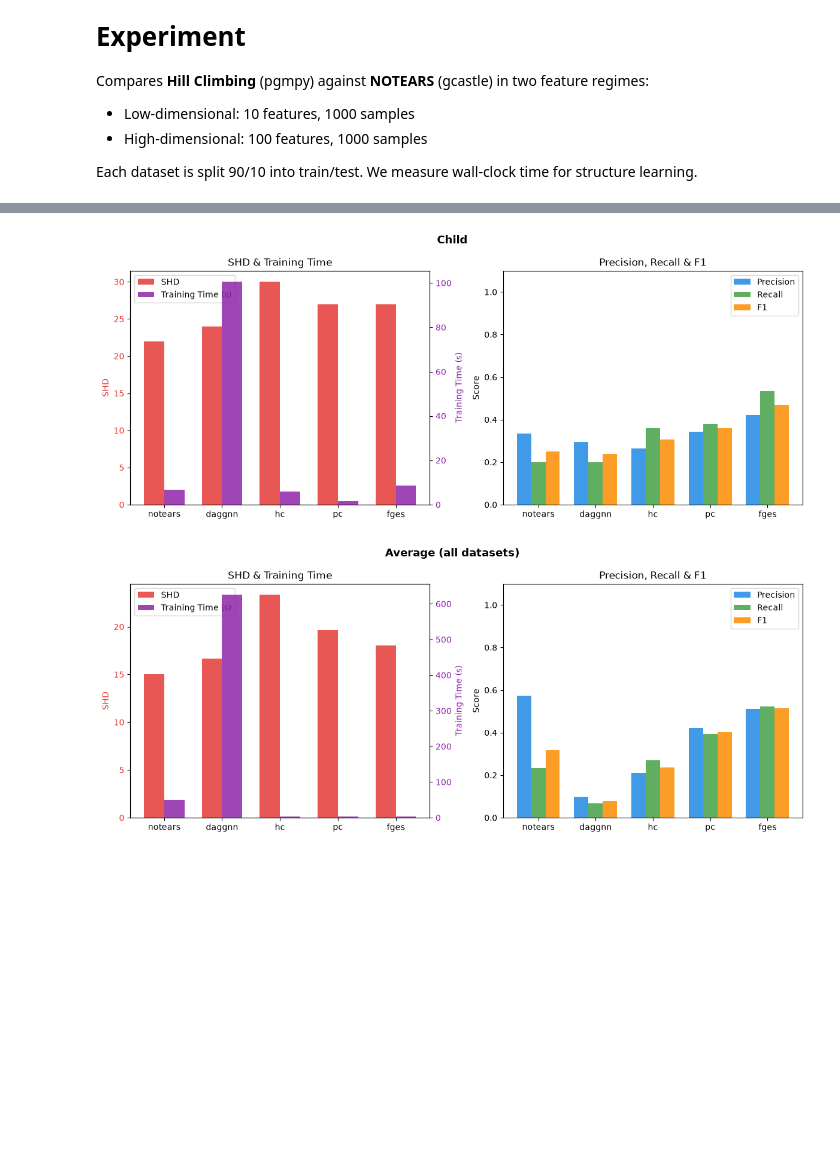
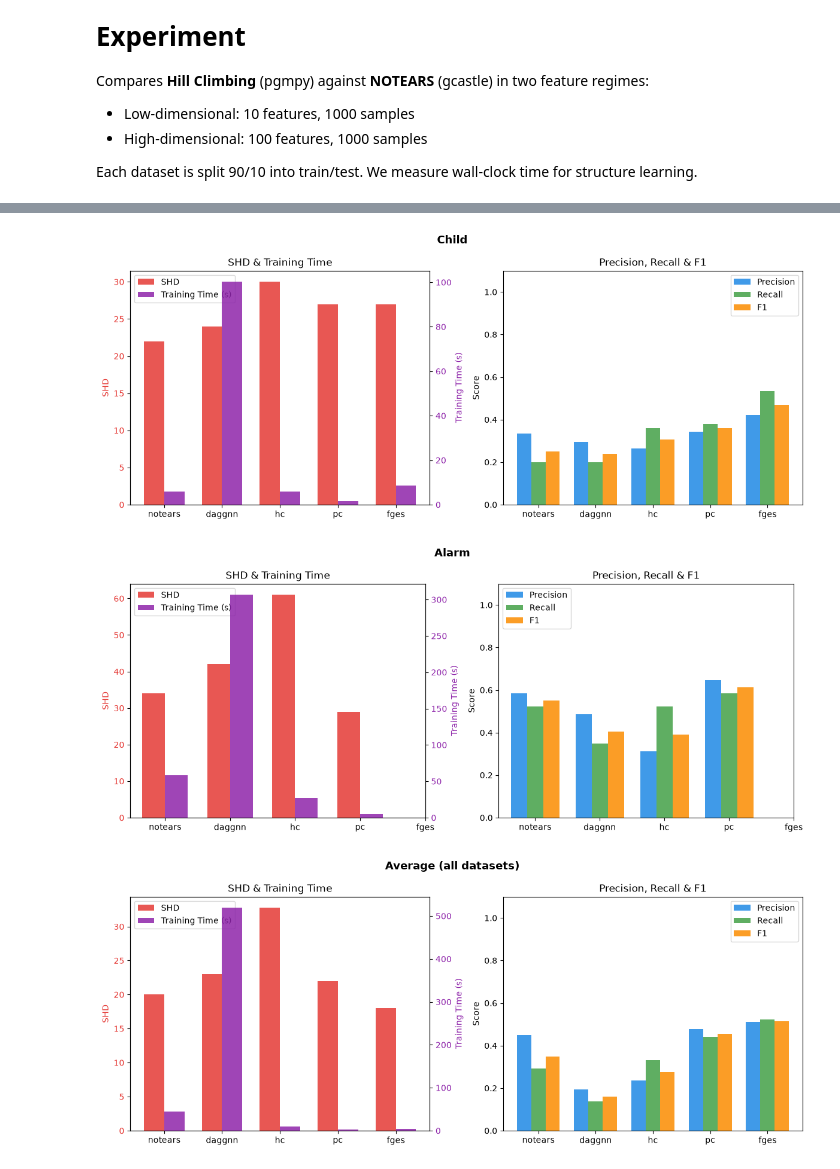
Before and after one commit to Tarekun/bayesian-continuous, a Jupyter notebook: experiment.ipynb, the cells around one changed output, grey strips where cells are left out. Cells and saved outputs as stored; diff of their text form; code cells hidden in the pictures; blank space fills up the shorter version.

Commit message:
included the final alarm dataset

```diff
--- a/experiment.ipynb
+++ b/experiment.ipynb
@@ -166,0 +151,15 @@ TrainingResult(edges={('LungFlow', 'Disease'), ('CardiacMixing', 'Disease'), ('H
+# %%
+ALARM_SAMPLES = 1000
+alarm_df, alarm_dag = load_alarm(ALARM_SAMPLES, seed=SEED)
+print(f"alarm: {alarm_df.shape[0]} samples, {alarm_df.shape[1]} nodes, {len(alarm_dag.edges())} true edges")
+
+alarm_notears_result = train_notears(alarm_df, lambda1=0.01, w_threshold=0.2)
+alarm_notears_metrics = graph_metrics(alarm_dag.edges, alarm_notears_result.edges)
+alarm_daggnn_result = train_daggnn(alarm_df, mlp_dimension=32, epochs=300, lr=0.003)
+alarm_daggnn_metrics = graph_metrics(alarm_dag.edges, alarm_daggnn_result.edges)
+
+alarm_hc_result = train_hill_climbing(alarm_df)
+alarm_hc_metrics = graph_metrics(alarm_dag.edges, alarm_hc_result.edges)
+alarm_pc_result = train_pc(alarm_df, ci_test="pearsonr", significance_level=0.01, max_cond_vars=None)
+alarm_pc_metrics = graph_metrics(alarm_dag.edges, alarm_pc_result.edges)
+# FGES omitted as it does not terminate on this 37-node dataset
@@ -187,6 +206,13 @@ datasets = {
         "pc":      (child_pc_metrics,       child_pc_result.elapsed_s),
         "fges":    (child_fges_metrics,     child_fges_result.elapsed_s),
     },
+    "Alarm": {
+        "notears": (alarm_notears_metrics,  alarm_notears_result.elapsed_s),
+        "daggnn":  (alarm_daggnn_metrics,   alarm_daggnn_result.elapsed_s),
+        "hc":      (alarm_hc_metrics,       alarm_hc_result.elapsed_s),
+        "pc":      (alarm_pc_metrics,       alarm_pc_result.elapsed_s),
+        # fges: does not terminate on 37-node datasets
+    },
 }
 
 ALGORITHMS  = ["notears", "daggnn", "hc", "pc", "fges"]
@@ -205,8 +231,8 @@ def _plot_dataset(title, algo_data):
     # left: SHD (left axis) + training time (right axis)
     ax_time = ax_shd_time.twinx()
 
-    shd_vals  = [algo_data[a][0]["shd"] for a in ALGORITHMS]
-    time_vals = [algo_data[a][1]        for a in ALGORITHMS]
+    shd_vals  = [algo_data[a][0]["shd"] if a in algo_data else float("nan") for a in ALGORITHMS]
+    time_vals = [algo_data[a][1]        if a in algo_data else float("nan") for a in ALGORITHMS]
 
     b_shd  = ax_shd_time.bar(x - w / 2, shd_vals,  w, color=SHD_COLOR,  alpha=0.85, label="SHD")
     b_time = ax_time.bar(    x + w / 2, time_vals, w, color=TIME_COLOR, alpha=0.85, label="Training Time (s)")
@@ -220,11 +246,11 @@ def _plot_dataset(title, algo_data):
     ax_shd_time.set_title("SHD & Training Time")
     ax_shd_time.legend(handles=[b_shd, b_time], loc="upper left")
 
-    # right: precision, recall, F1 ---
+    # right: precision, recall, F1
     w3 = 0.25
     offsets = [-w3, 0, w3]
     for (metric, color), offset in zip(PRF_COLORS.items(), offsets):
-        vals = [algo_data[a][0][metric] for a in ALGORITHMS]
+        vals = [algo_data[a][0][metric] if a in algo_data else float("nan") for a in ALGORITHMS]
         ax_prf.bar(x + offset, vals, w3, color=color, alpha=0.85, label=metric.capitalize())
 
     ax_prf.set_xticks(x)
@@ -241,12 +267,12 @@ def _plot_dataset(title, algo_data):
 for name, algo_data in datasets.items():
     _plot_dataset(name, algo_data)
 
-# aggregate figure
+# aggregate figure — average only over datasets where the algorithm was run
 avg_data = {
     algo: (
-        {m: np.mean([datasets[ds][algo][0][m] for ds in datasets])
+        {m: np.mean([datasets[ds][algo][0][m] for ds in datasets if algo in datasets[ds]])
          for m in ["shd", "precision", "recall", "f1"]},
-        np.mean([datasets[ds][algo][1] for ds in datasets]),
+        np.mean([datasets[ds][algo][1] for ds in datasets if algo in datasets[ds]]),
     )
     for algo in ALGORITHMS
 }
@@ -257,5 +283,6 @@ _plot_dataset("Average (all datasets)", avg_data)
 [figure]
-[figure, old version]
+[figure, new version]
+[figure, added]
 # %%
 ALGOS_NO_DAGGNN = [a for a in ALGORITHMS if a != "daggnn"]
 
```
Also changed, not shown: parts of 10 cells of this notebook, 2 other files.
